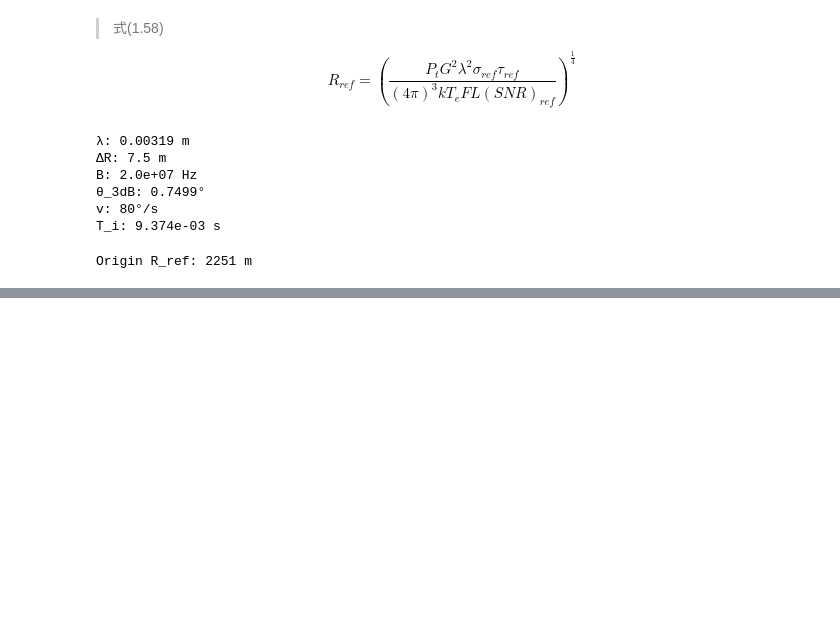
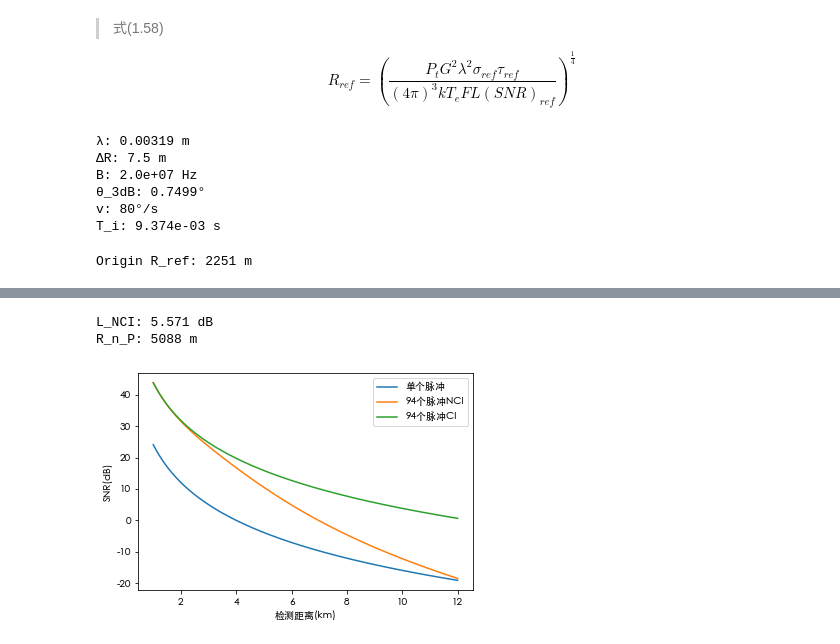
Before and after one commit to Housyou/Python--Simulations-for-Radar-Systems-Design, a Jupyter notebook: 迷你案例1.2.ipynb, the cells around one changed output, grey strips where cells are left out. Saved outputs shown, nothing was run; the diff lists cells and outputs as text; code cells hidden in the pictures; blank space fills up the shorter version.

```diff
--- a/迷你案例1.2.ipynb
+++ b/迷你案例1.2.ipynb
@@ -68,0 +130,16 @@ Origin R_ref: 2251 m
+# %%
+L_NCI = 1 / SNR_1 + 1
+print('L_NCI:', '%.3f dB' % to_dB(L_NCI))
+R_n_P = cal_R_ref(P_t, G, lamb, sigma, tau, F, L, SNR_1)
+print('R_n_P:', '%d m' % R_n_P)
+# %% [output]
+L_NCI: 5.571 dB
+R_n_P: 5088 m
+# %%
+R = np.linspace(1,12,1000) * 1000
+SNR_1 = cal_SNR(P_t,G,lamb,sigma,tau,F,L,R)
+SNR_CI = n_P * SNR_1
+SNR_NCI = SNR_CI * SNR_1 / (1 + SNR_1)
+plot(R/1000,[to_dB(SNR_1),to_dB(SNR_NCI),to_dB(SNR_CI)],['单个脉冲','94个脉冲NCI','94个脉冲CI'])
+# %% [output]
+[figure, added]
```
Also changed, not shown: parts of 8 cells of this notebook, 1 other file.
